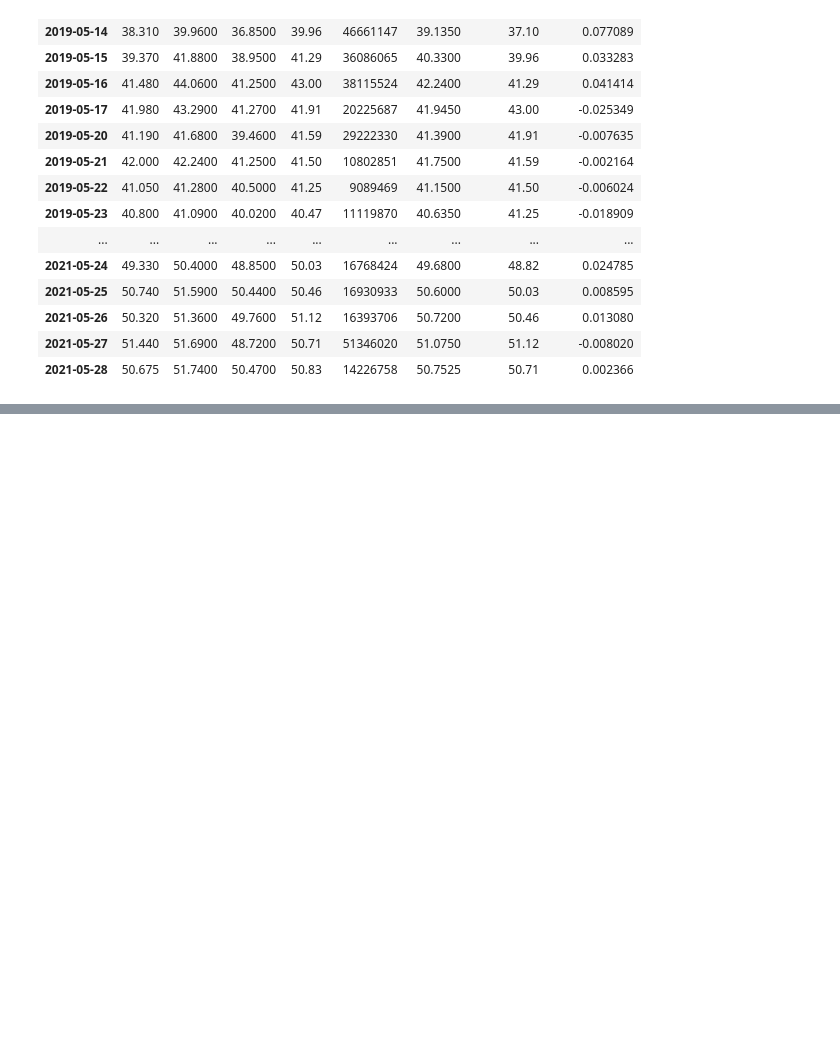
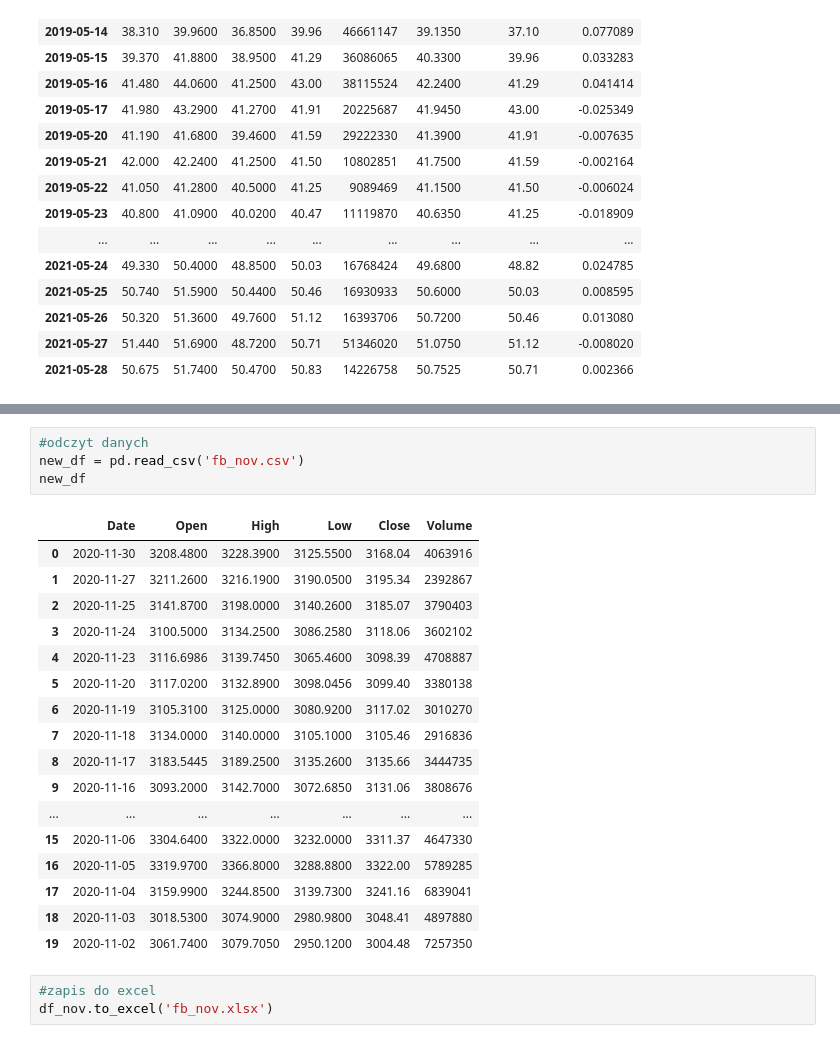
Before and after one commit to stroboskop/data-sience-bootcamp, a Jupyter notebook: 02_analiza_danych/dane_gieldowe.ipynb, the cells around one changed output, grey strips where cells are left out. Drawn from its saved outputs; the diff is of its cells as text; blank space fills up the shorter version.

```diff
--- a/02_analiza_danych/dane_gieldowe.ipynb
+++ b/02_analiza_danych/dane_gieldowe.ipynb
@@ -161,0 +176,25 @@ df[df.index.month == 5]
+# %%
+#odczyt danych
+new_df = pd.read_csv('fb_nov.csv')
+new_df
+# %% [output]
+|  | Date | Open | High | Low | Close | Volume |
+| 0 | 2020-11-30 | 3208.4800 | 3228.3900 | 3125.5500 | 3168.04 | 4063916 |
+| 1 | 2020-11-27 | 3211.2600 | 3216.1900 | 3190.0500 | 3195.34 | 2392867 |
+| 2 | 2020-11-25 | 3141.8700 | 3198.0000 | 3140.2600 | 3185.07 | 3790403 |
+| 3 | 2020-11-24 | 3100.5000 | 3134.2500 | 3086.2580 | 3118.06 | 3602102 |
+| 4 | 2020-11-23 | 3116.6986 | 3139.7450 | 3065.4600 | 3098.39 | 4708887 |
+| 5 | 2020-11-20 | 3117.0200 | 3132.8900 | 3098.0456 | 3099.40 | 3380138 |
+| 6 | 2020-11-19 | 3105.3100 | 3125.0000 | 3080.9200 | 3117.02 | 3010270 |
+| 7 | 2020-11-18 | 3134.0000 | 3140.0000 | 3105.1000 | 3105.46 | 2916836 |
+| 8 | 2020-11-17 | 3183.5445 | 3189.2500 | 3135.2600 | 3135.66 | 3444735 |
+| 9 | 2020-11-16 | 3093.2000 | 3142.7000 | 3072.6850 | 3131.06 | 3808676 |
+| ... | ... | ... | ... | ... | ... | ... |
+| 15 | 2020-11-06 | 3304.6400 | 3322.0000 | 3232.0000 | 3311.37 | 4647330 |
+| 16 | 2020-11-05 | 3319.9700 | 3366.8000 | 3288.8800 | 3322.00 | 5789285 |
+| 17 | 2020-11-04 | 3159.9900 | 3244.8500 | 3139.7300 | 3241.16 | 6839041 |
+| 18 | 2020-11-03 | 3018.5300 | 3074.9000 | 2980.9800 | 3048.41 | 4897880 |
+| 19 | 2020-11-02 | 3061.7400 | 3079.7050 | 2950.1200 | 3004.48 | 7257350 |
+# %%
+#zapis do excel
+df_nov.to_excel('fb_nov.xlsx')
```
Also changed, not shown: parts of 21 cells of this notebook.
